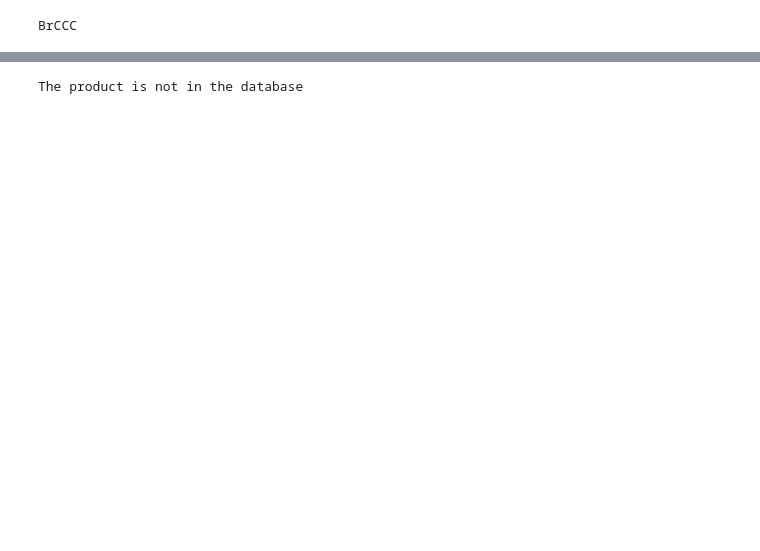
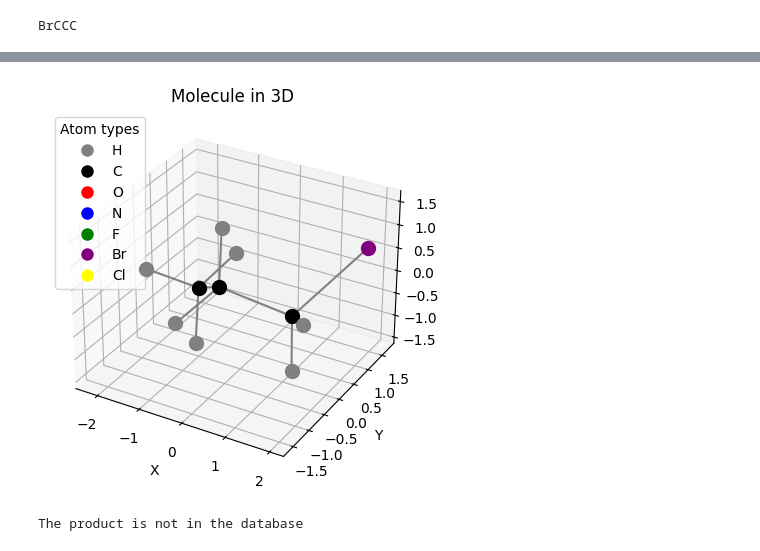
Before and after one commit to laugmz/Finding-Your-Reaction, a Jupyter notebook: code.ipynb, the cells around one changed output, grey strips where cells are left out. Saved outputs shown, nothing was run; the diff lists cells and outputs as text; code cells hidden in the pictures; blank space fills up the shorter version.

Commit message:
isomer function

```diff
--- a/code.ipynb
+++ b/code.ipynb
@@ -448,3 +343,90 @@ Unable to retrieve molecule name.
+# %%
+import matplotlib.pyplot as plt
+from mpl_toolkits.mplot3d import Axes3D
+from rdkit import Chem
+from rdkit.Chem import AllChem
+import numpy as np
+
+def plot_molecule_3D(smiles):
+    """
+    Plot a molecule in 3D with different colors for different types of atoms and bonds between atoms.
+    Args:
+    - smiles (str): SMILES representation of the molecule.
+    """
+    # Generate RDKit molecule from SMILES
+    mol = Chem.MolFromSmiles(smiles)
+    if mol is None:
+        print("Error: Unable to generate molecule from SMILES.")
+        return
+
+    # Add explicit hydrogens
+    mol = Chem.AddHs(mol)
+
+    # Generate 3D coordinates
+    AllChem.EmbedMolecule(mol)
+    AllChem.UFFOptimizeMolecule(mol)
+
+    # Extract atom coordinates and symbols
+    coords = mol.GetConformer().GetPositions()
+    symbols = [atom.GetSymbol() for atom in mol.GetAtoms()]
+
+    # Create 3D plot
+    fig = plt.figure()
+    ax = fig.add_subplot(111, projection='3d')
+
+    # Define colors for different atom types
+    atom_colors = {'H': 'gray', 'C': 'black', 'O': 'red', 'N': 'blue', 'F': 'green', 'Br': 'purple', 'Cl': 'yellow'}
+
+    # Plot atoms with different colors
+    for atom_idx, symbol in enumerate(symbols):
+        x, y, z = coords[atom_idx]
+        color = atom_colors.get(symbol, 'brown')  # Default to brown for unknown atoms
+        ax.scatter(x, y, z, c=color, label=symbol, s=100)
+
+    # Helper function to plot bonds
+    def plot_bond(ax, start_pos, end_pos, offset=np.array([0, 0, 0])):
+        ax.plot([start_pos[0] + offset[0], end_pos[0] + offset[0]],
+                [start_pos[1] + offset[1], end_pos[1] + offset[1]],
+                [start_pos[2] + offset[2], end_pos[2] + offset[2]], c='gray')
+
+    # Plot bonds between atoms with different styles for single and double bonds
+    for bond in mol.GetBonds():
+        start_idx = bond.GetBeginAtomIdx()
+        end_idx = bond.GetEndAtomIdx()
+        start_pos = coords[start_idx]
+        end_pos = coords[end_idx]
+        bond_type = bond.GetBondType()
+
+        if bond_type == Chem.rdchem.BondType.SINGLE:
+            plot_bond(ax, start_pos, end_pos)
+        elif bond_type == Chem.rdchem.BondType.DOUBLE:
+            # Calculate an offset direction perpendicular to the bond
+            bond_vector = end_pos - start_pos
+            normal_vector = np.cross(bond_vector, np.array([1, 0, 0]))
+            if np.linalg.norm(normal_vector) < 1e-3:
+                normal_vector = np.cross(bond_vector, np.array([0, 1, 0]))
+            normal_vector /= np.linalg.norm(normal_vector)  # Normalize the vector
+            offset = normal_vector * 0.0125  # Adjust the offset distance to make lines closer
+            plot_bond(ax, start_pos, end_pos, offset)
+            plot_bond(ax, start_pos, end_pos, -offset)
+
+    # Set labels
+    ax.set_xlabel('X')
+    ax.set_ylabel('Y')
+    ax.set_zlabel('Z')
+    ax.set_title('Molecule in 3D')
+
+    # Show legend
+    handles = [plt.Line2D([0], [0], marker='o', color='w', markersize=10, markerfacecolor=color, label=symbol)
+               for symbol, color in atom_colors.items()]
+    ax.legend(handles=handles, title='Atom types', loc='best')
+
+    # Show plot
+    plt.show()
+
+plot_molecule_3D(string_input_mol)
+# %% [output]
+[figure, added]
 # %%
 # Function that returns the row of the elements formation reaction
 def compare_molecule_with_data(element):
```
Also changed, not shown: parts of 11 cells of this notebook, 5 other files.
